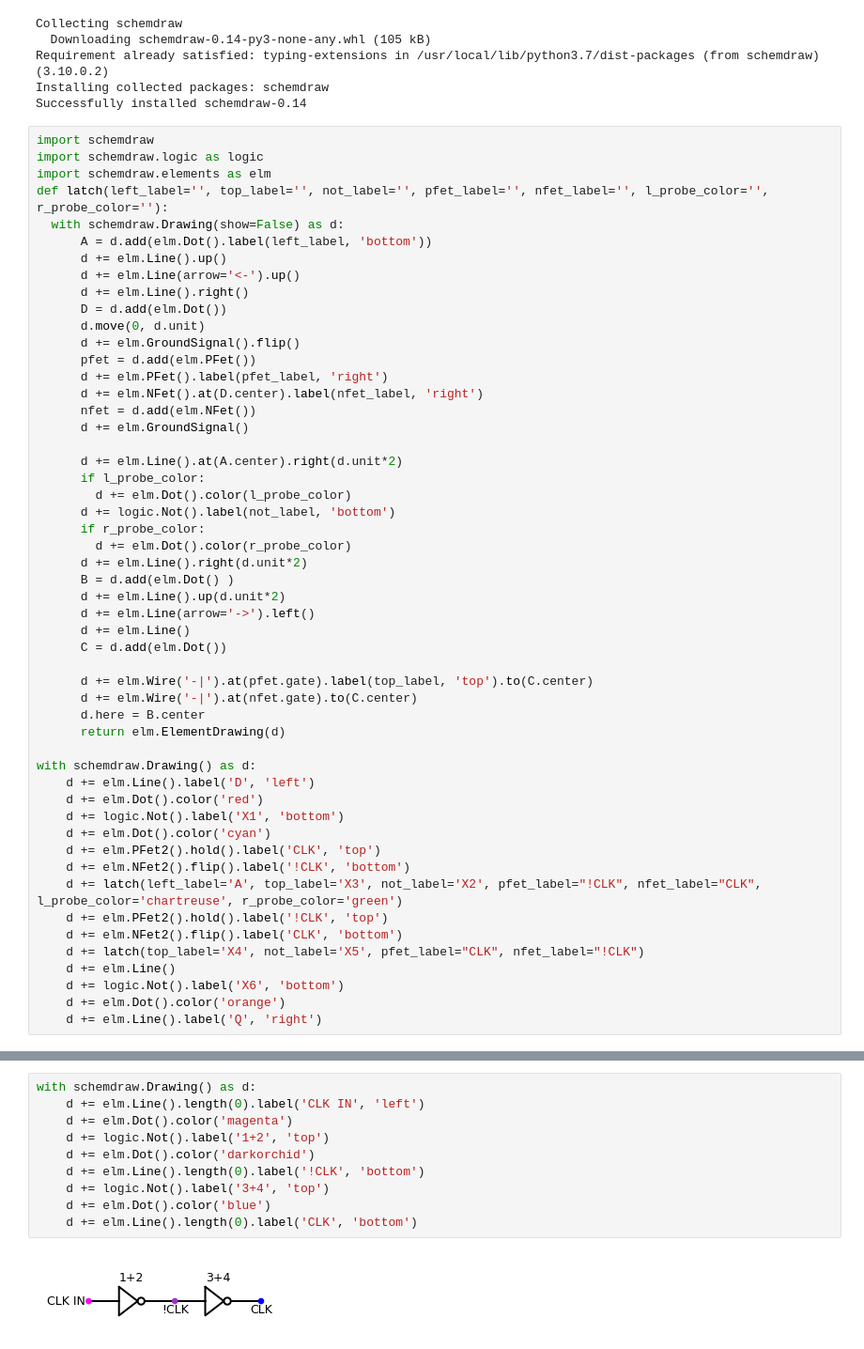
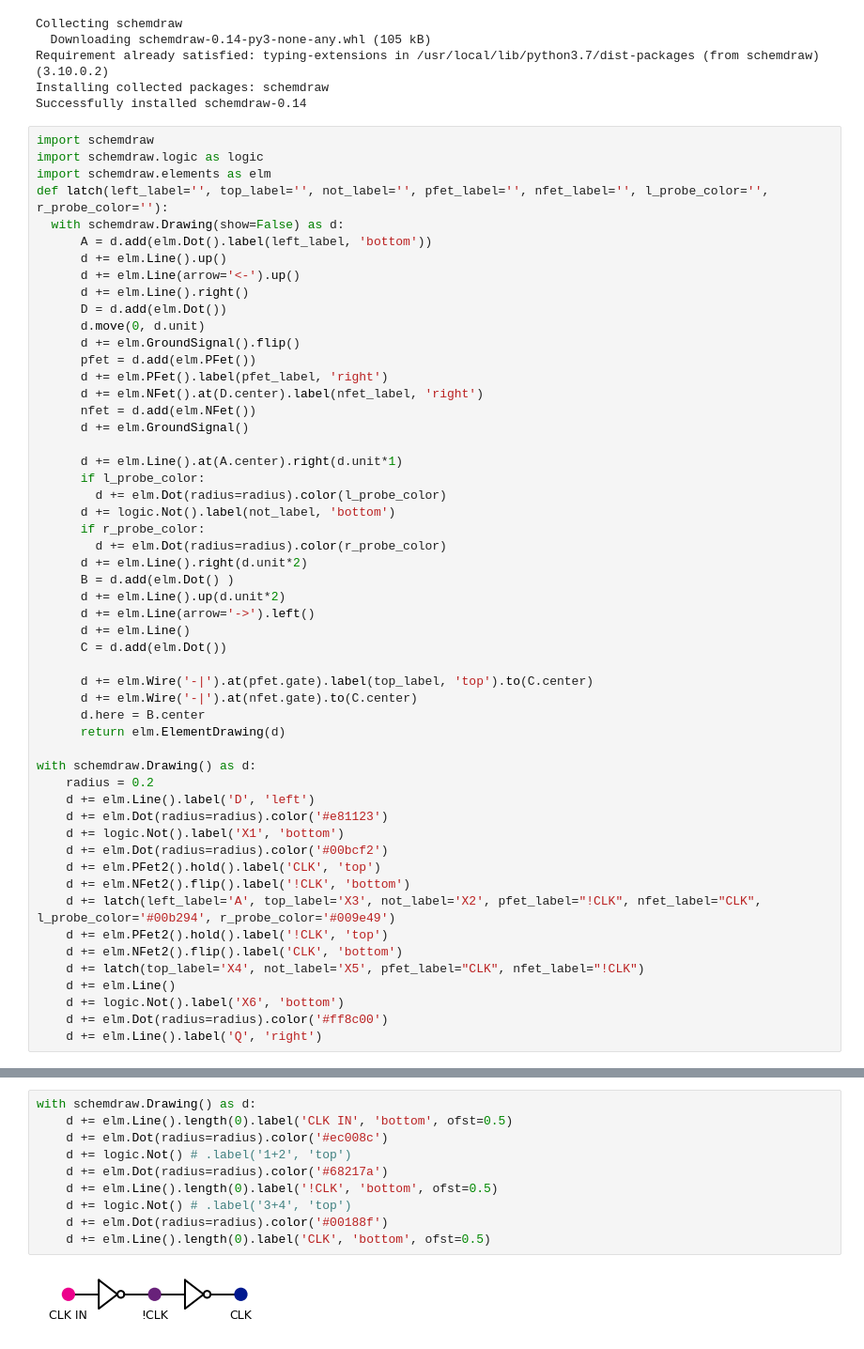
Before and after one commit to mattvenn/flipflop_demo, a Jupyter notebook: schematic/tg_ff.ipynb, the cells around one changed output, grey strips where cells are left out. Shown at 94% size. Cells and saved outputs as stored; diff of their text form.

```diff
--- a/schematic/tg_ff.ipynb
+++ b/schematic/tg_ff.ipynb
@@ -35,12 +35,12 @@ def latch(left_label='', top_label='', not_label='', pfet_label='', nfet_label='
       nfet = d.add(elm.NFet())
       d += elm.GroundSignal()
 
-      d += elm.Line().at(A.center).right(d.unit*2)
+      d += elm.Line().at(A.center).right(d.unit*1)
       if l_probe_color:
-        d += elm.Dot().color(l_probe_color)
+        d += elm.Dot(radius=radius).color(l_probe_color)
       d += logic.Not().label(not_label, 'bottom')
       if r_probe_color:
-        d += elm.Dot().color(r_probe_color)
+        d += elm.Dot(radius=radius).color(r_probe_color)
       d += elm.Line().right(d.unit*2)
       B = d.add(elm.Dot() )
       d += elm.Line().up(d.unit*2)
@@ -54,18 +54,19 @@ def latch(left_label='', top_label='', not_label='', pfet_label='', nfet_label='
       return elm.ElementDrawing(d)
 
 with schemdraw.Drawing() as d:
+    radius = 0.2
     d += elm.Line().label('D', 'left')
-    d += elm.Dot().color('red')
+    d += elm.Dot(radius=radius).color('#e81123')
     d += logic.Not().label('X1', 'bottom')
-    d += elm.Dot().color('cyan')
+    d += elm.Dot(radius=radius).color('#00bcf2')
     d += elm.PFet2().hold().label('CLK', 'top')
     d += elm.NFet2().flip().label('!CLK', 'bottom')
-    d += latch(left_label='A', top_label='X3', not_label='X2', pfet_label="!CLK", nfet_label="CLK", l_probe_color='chartreuse', r_probe_color='green')
+    d += latch(left_label='A', top_label='X3', not_label='X2', pfet_label="!CLK", nfet_label="CLK", l_probe_color='#00b294', r_probe_color='#009e49')
     d += elm.PFet2().hold().label('!CLK', 'top')
     d += elm.NFet2().flip().label('CLK', 'bottom')
     d += latch(top_label='X4', not_label='X5', pfet_label="CLK", nfet_label="!CLK")
     d += elm.Line()
     d += logic.Not().label('X6', 'bottom')
-    d += elm.Dot().color('orange')
+    d += elm.Dot(radius=radius).color('#ff8c00')
     d += elm.Line().label('Q', 'right')
 # %% [output]
@@ -73,12 +130,12 @@ with schemdraw.Drawing() as d:
 # %%
 with schemdraw.Drawing() as d:
-    d += elm.Line().length(0).label('CLK IN', 'left')
-    d += elm.Dot().color('magenta')
-    d += logic.Not().label('1+2', 'top')
-    d += elm.Dot().color('darkorchid')
-    d += elm.Line().length(0).label('!CLK', 'bottom')
-    d += logic.Not().label('3+4', 'top')
-    d += elm.Dot().color('blue')
-    d += elm.Line().length(0).label('CLK', 'bottom')
+    d += elm.Line().length(0).label('CLK IN', 'bottom', ofst=0.5)
+    d += elm.Dot(radius=radius).color('#ec008c')
+    d += logic.Not() # .label('1+2', 'top')
+    d += elm.Dot(radius=radius).color('#68217a')
+    d += elm.Line().length(0).label('!CLK', 'bottom', ofst=0.5)
+    d += logic.Not() # .label('3+4', 'top')
+    d += elm.Dot(radius=radius).color('#00188f')
+    d += elm.Line().length(0).label('CLK', 'bottom', ofst=0.5)
 # %% [output]
-[figure, old version]
+[figure, new version]
```
Also changed, not shown: parts of 3 cells of this notebook, 8 other files.
